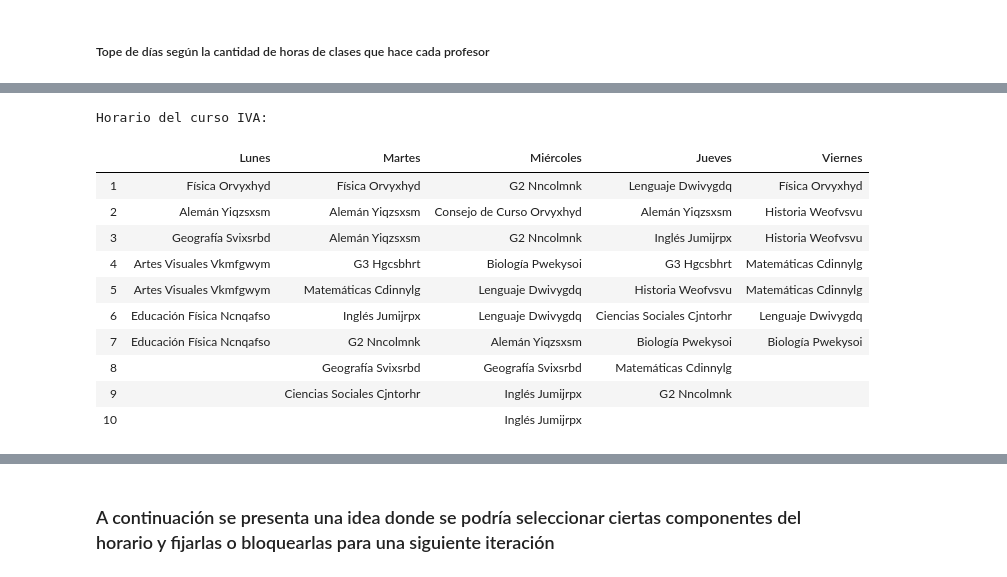
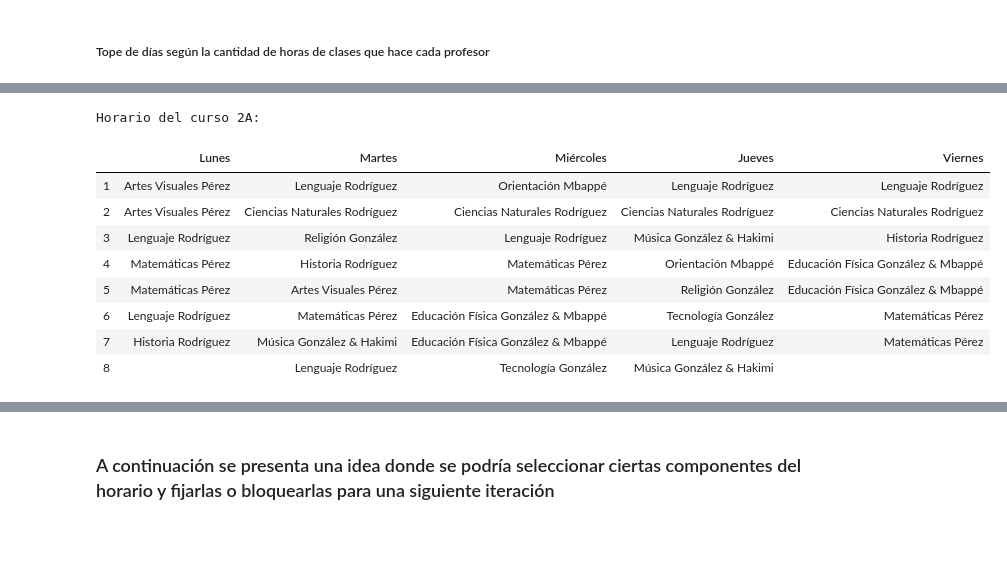
Before and after one commit to acarril/timetable_generator, a Jupyter notebook: Reducido/modelo_limpio.ipynb, the cells around one changed output, grey strips where cells are left out. Drawn from its saved outputs; the diff is of its cells as text; code cells hidden in the pictures; blank space fills up the shorter version.

Commit message:
Cambios json y modelos

```diff
--- a/Reducido/modelo_limpio.ipynb
+++ b/Reducido/modelo_limpio.ipynb
@@ -170,13 +201,13 @@ model.addConstrs((sum(s[c,p,k,d] for d in dias) <= math.ceil(ramos_por_curso[c][
+# %%
+model.addConstrs((sum(x[c,p,r,d,j1] + x[c,p,r,d,j2] + x[c,p,r,d,j3] + x[c,p,r,d,j4] + x[c,p,r,d,j5] for q in carga_profesores[p] for c,r in carga_profesores[p][q]) - sum(x[c,p,r,d,j1] * (len(cs) - 1)+ x[c,p,r,d,j2] * (len(cs) - 1) + x[c,p,r,d,j3] * (len(cs) - 1) + x[c,p,r,d,j4] * (len(cs) - 1) + x[c,p,r,d,j5] * (len(cs) - 1) for cs,p2,r in multiples_cursos if p2 == p if c in cs) <= 4 for p in carga_profesores for d in dias for j1,j2,j3,j4,j5 in [(i,i+1,i+2,i+3,i+4) for i in modulos if i+4 in modulos]), name="RModConsecutivos");
 # %% [markdown]
 ##### Tope de días según la cantidad de horas de clases que hace cada profesor
 # %%
-model.addConstrs((M * y[p,d] >= sum(s[c,p,k,d] for c,k in carga_profesores[p][q]) \
-    for d in dias for p in carga_profesores for q in carga_profesores[p]),name="RY1");
+model.addConstrs((M * y[p,d] >= sum(x[c,p,r,d,j] for c,r in carga_profesores[p][q] for j in modulos) for d in dias for p in profesores_con_dias_limitados for q in carga_profesores[p]),name="RY1");
 # %%
-model.addConstrs((sum(y[p,d] for d in dias) <= tope_dias[p] for p in carga_profesores),name="RY2");
+model.addConstrs((sum(y[p,d] for d in dias) <= tope_dias[p] for p in profesores_con_dias_limitados),name="RY2");
 # %%
-obj = sum(x[c,p,k,d,j] + x[c2,p2,k2,d,z] for c,p,k in asignaciones for c2,p2,k2 in asignaciones for d in dias for j,z in modulos_consecutivos
-if p == p2 and c == c2)
+obj = sum(x[c,p,r,d,j] + x[c2,p2,r2,d,z] for c,p,r in asignaciones_normales for c2,p2,r2 in asignaciones_normales if p == p2 and c == c2 for d in dias for j,z in modulos_consecutivos)
 model.setObjective(obj, GRB.MINIMIZE)
 
 model.write('model.lp')
@@ -185,14 +216,14 @@ model.setParam('PoolSearchMode', 2)
 model.setParam('OutputFlag', 1)
 model.update()
 
-# model.computeIIS()
-# removed =[]
-# for c in model.getConstrs():
-#     if c.IISConstr:
-#         print('%s' % c.constrName)
-#         # Remove a single constraint from the model
-#         removed.append(str(c.constrName))
-#         model.remove(c)
+model.computeIIS()
+removed =[]
+for c in model.getConstrs():
+    if c.IISConstr:
+        print('%s' % c.constrName)
+        # Remove a single constraint from the model
+        removed.append(str(c.constrName))
+        model.remove(c)
 model.optimize()
 for i in range(model.SolCount):
     model.setParam("SolutionNumber", i)
@@ -233,12 +264,13 @@ def leer_output(numero_sol):
                 else:
                     line = line.strip('\n')
                     if round(float(line[line.find(']') + 2:])) == 1:
-                        lista_final.append(line)
+                        lista_final.append(line[:line.find(']') + 1] + ' 1')
             else:
                 if line[-4] != ']':
                     line = line.strip('\n')
                     if int(float(line[line.find(']') + 2:])) == 1:
-                        lista_final.append(line)
+                        lista_final.append(line[:line.find(']') + 1] + ' 1')
+
     diccionario_dias = {
         'Lunes': 1,
         'Martes': 2,
@@ -261,6 +293,7 @@ def leer_output(numero_sol):
             elem = elem[2:-3]
             elem = elem.split(',')
             profesores_final.append(elem)
+
     for i in range(len(profesores_final)):
         profesores_final[i][3] = diccionario_dias[profesores_final[i][3]]
     profesores_final = sorted(profesores_final, key= lambda x: x[4])
@@ -309,43 +342,41 @@ def generar_horario(curso, numero_sol):
                 lista_dia = []
                 ultimo_dia = elem[3]
                 lista_dia.append(ultimo_dia)
                 elem[2] = elem[2].replace('_', ' ')
                 elem[1] = elem[1].replace('_', ' ')
                 lista_dia.append(f'{elem[2]} \n {elem[1]}')
             else:
                 elem[2] = elem[2].replace('_', ' ')
                 elem[1] = elem[1].replace('_', ' ')
                 lista_dia.append(f'{elem[2]} \n {elem[1]}')
 
     lista_auxiliar.append(lista_dia)
     lista_auxiliar = lista_auxiliar[1:]
     len_maxima = 0
     for dia in lista_auxiliar:
         if len(dia) > len_maxima:
             len_maxima = len(dia)
 
     horario.add_column('', [i+1 for i in range(len_maxima - 1)])
 
     for i in range(len(lista_auxiliar)):
         for j in range(len_maxima - len(lista_auxiliar[i])):
             lista_auxiliar[i].append('')
         horario.add_column(lista_auxiliar[i][0], lista_auxiliar[i][1:], align='c')
     horario.format = True
     print(f'Horario del curso {curso}: ')
     return horario
 
-curso = 'IVA'
-generar_horario(curso,numero_sol=8)
+curso = '2A'
+generar_horario(curso,numero_sol=1)
 # %% [output]
-Horario del curso IVA:
+Horario del curso 2A:
 |  | Lunes | Martes | Miércoles | Jueves | Viernes |
-| 1 | Física Orvyxhyd | Física Orvyxhyd | G2 Nncolmnk | Lenguaje Dwivygdq | Física Orvyxhyd |
-| 2 | Alemán Yiqzsxsm | Alemán Yiqzsxsm | Consejo de Curso Orvyxhyd | Alemán Yiqzsxsm | Historia Weofvsvu |
-| 3 | Geografía Svixsrbd | Alemán Yiqzsxsm | G2 Nncolmnk | Inglés Jumijrpx | Historia Weofvsvu |
-| 4 | Artes Visuales Vkmfgwym | G3 Hgcsbhrt | Biología Pwekysoi | G3 Hgcsbhrt | Matemáticas Cdinnylg |
-| 5 | Artes Visuales Vkmfgwym | Matemáticas Cdinnylg | Lenguaje Dwivygdq | Historia Weofvsvu | Matemáticas Cdinnylg |
-| 6 | Educación Física Ncnqafso | Inglés Jumijrpx | Lenguaje Dwivygdq | Ciencias Sociales Cjntorhr | Lenguaje Dwivygdq |
-| 7 | Educación Física Ncnqafso | G2 Nncolmnk | Alemán Yiqzsxsm | Biología Pwekysoi | Biología Pwekysoi |
-| 8 |  | Geografía Svixsrbd | Geografía Svixsrbd | Matemáticas Cdinnylg |  |
-| 9 |  | Ciencias Sociales Cjntorhr | Inglés Jumijrpx | G2 Nncolmnk |  |
-| 10 |  |  | Inglés Jumijrpx |  |  |
+| 1 | Artes Visuales Pérez | Lenguaje Rodríguez | Orientación Mbappé | Lenguaje Rodríguez | Lenguaje Rodríguez |
+| 2 | Artes Visuales Pérez | Ciencias Naturales Rodríguez | Ciencias Naturales Rodríguez | Ciencias Naturales Rodríguez | Ciencias Naturales Rodríguez |
+| 3 | Lenguaje Rodríguez | Religión González | Lenguaje Rodríguez | Música González & Hakimi | Historia Rodríguez |
+| 4 | Matemáticas Pérez | Historia Rodríguez | Matemáticas Pérez | Orientación Mbappé | Educación Física González & Mbappé |
+| 5 | Matemáticas Pérez | Artes Visuales Pérez | Matemáticas Pérez | Religión González | Educación Física González & Mbappé |
+| 6 | Lenguaje Rodríguez | Matemáticas Pérez | Educación Física González & Mbappé | Tecnología González | Matemáticas Pérez |
+| 7 | Historia Rodríguez | Música González & Hakimi | Educación Física González & Mbappé | Lenguaje Rodríguez | Matemáticas Pérez |
+| 8 |  | Lenguaje Rodríguez | Tecnología González | Música González & Hakimi |  |
```
Also changed, not shown: parts of 33 cells of this notebook, 4 other files.
